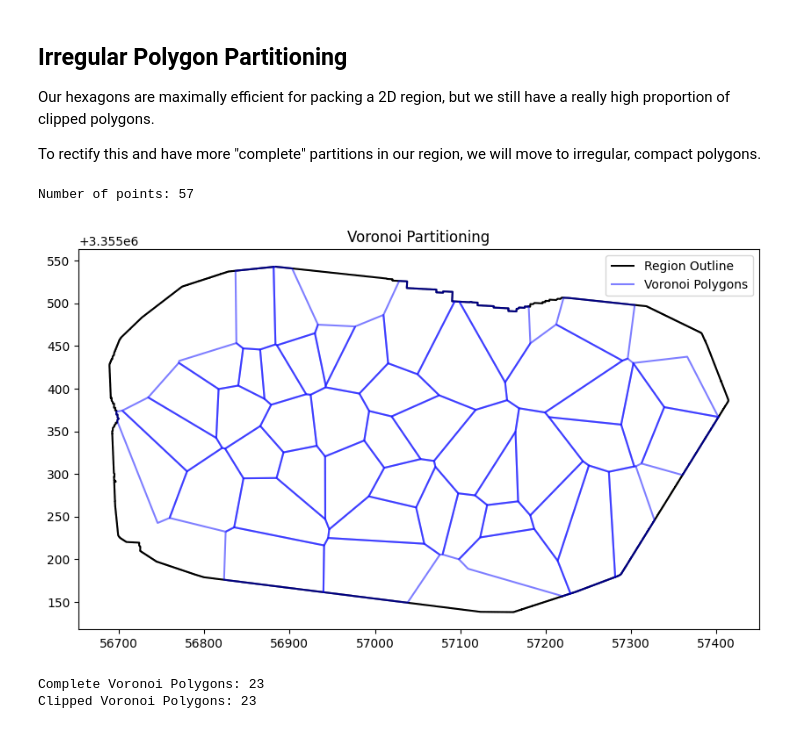
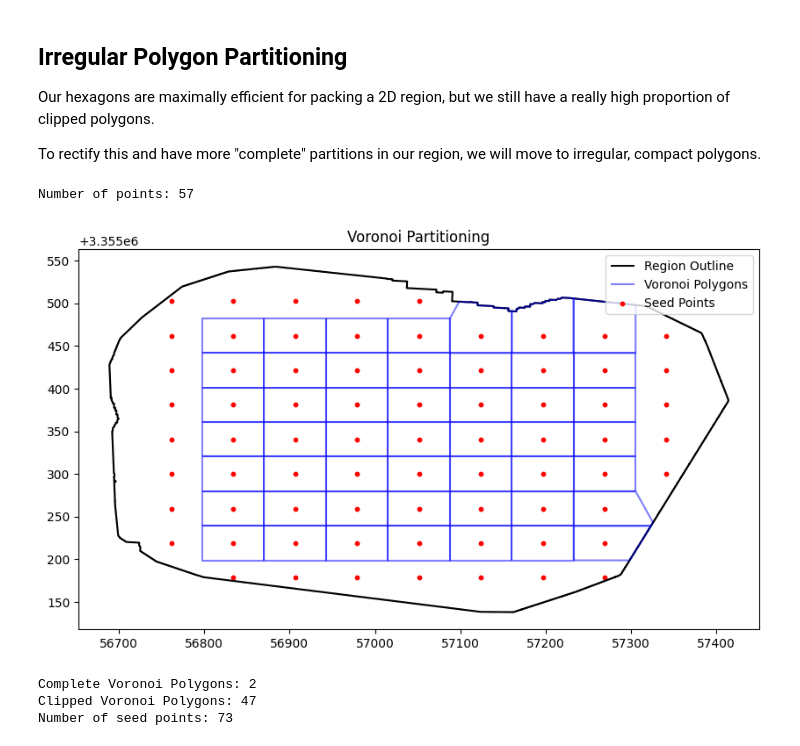
Before and after one commit to javelina-works/unsupervised-cv-search, a Jupyter notebook: content/notebooks/11_region_partition.ipynb, the cells around one changed output. Saved outputs shown, nothing was run; the diff lists cells and outputs as text; code cells hidden in the pictures.

Commit message:
Got a working start to voronoi
Going to delete a lot of useless code. Come back here if it turns out it was not useless after all.

```diff
--- a/content/notebooks/11_region_partition.ipynb
+++ b/content/notebooks/11_region_partition.ipynb
@@ -550,23 +609,30 @@ def generate_voronoi_partition(region_polygon, target_area_acres, num_points=Non
 # %%
 # Generate Voronoi partition
+# target_area_acres = 1  # 1 acre
+# voronoi_gdf = generate_voronoi_partition(contour_proj_polygon, target_area_acres)
+
+# Generate Voronoi partition and points
 target_area_acres = 1  # 1 acre
-voronoi_gdf = generate_voronoi_partition(contour_proj_polygon, target_area_acres)
+voronoi_gdf, points_gdf = generate_voronoi_partition_with_points(contour_proj_polygon, target_area_acres)
 
 # Plot the Voronoi polygons
 fig, ax = plt.subplots(figsize=(10, 10))
 gpd.GeoDataFrame({"geometry": [contour_proj_polygon]}).boundary.plot(ax=ax, color="black", label="Region Outline")
 voronoi_gdf.boundary.plot(ax=ax, color="blue", alpha=0.5, label="Voronoi Polygons")
+points_gdf.plot(ax=ax, color="red", markersize=10, label="Seed Points")
 plt.legend()
 plt.title("Voronoi Partitioning")
 plt.show()
 
 # Count polygons with areas close to the target
 complete_count, clipped_count = count_hexagons(voronoi_gdf, hexagon_side_length=np.sqrt((2 * target_area_sqm) / (3 * np.sqrt(3))))
 
 print(f"Complete Voronoi Polygons: {complete_count}")
 print(f"Clipped Voronoi Polygons: {clipped_count}")
+print(f"Number of seed points: {len(points_gdf)}")
 # %% [output]
 Number of points: 57
-[figure, old version]
+[figure, new version]
-Complete Voronoi Polygons: 23
-Clipped Voronoi Polygons: 23
+Complete Voronoi Polygons: 2
+Clipped Voronoi Polygons: 47
+Number of seed points: 73
```
Also changed, not shown: parts of 5 cells of this notebook.
